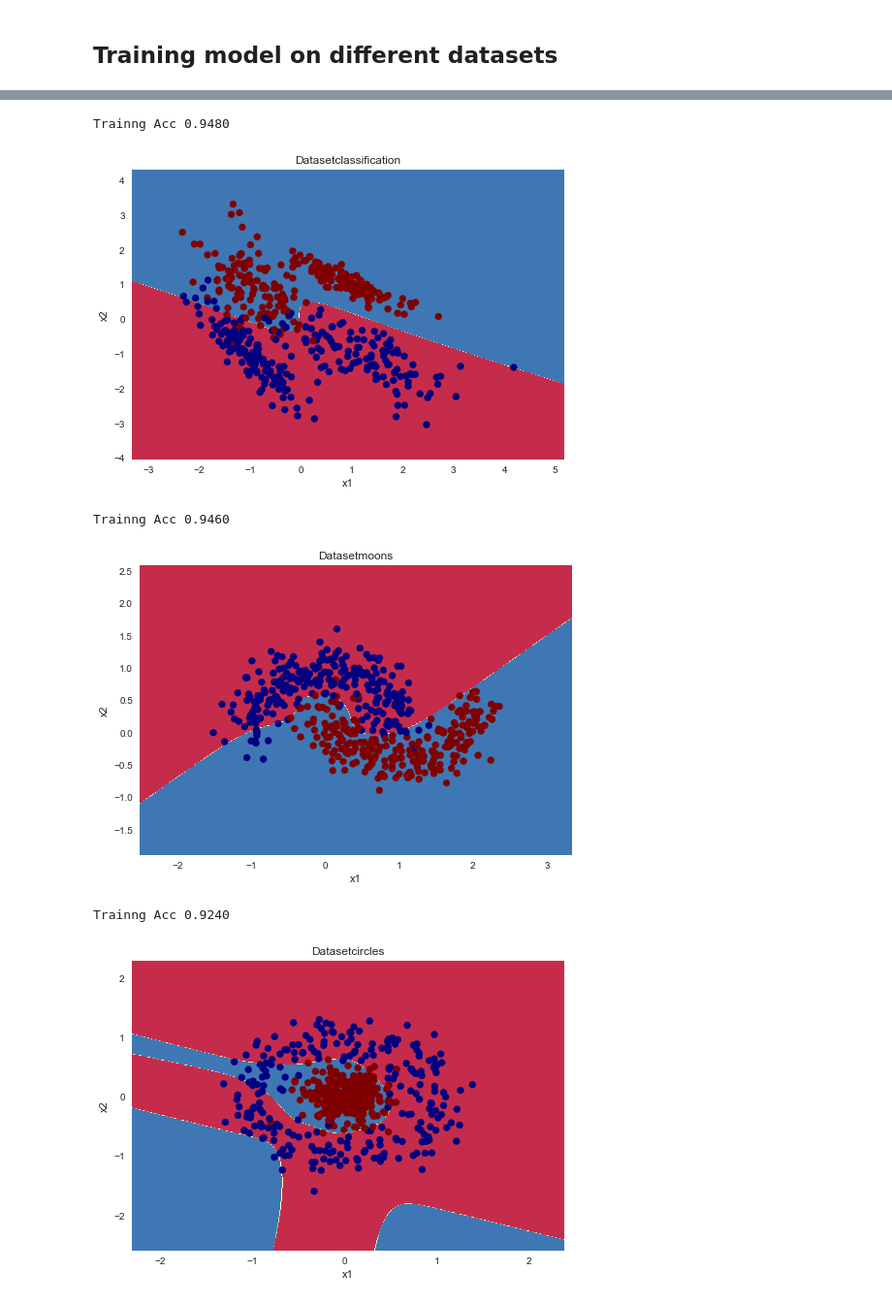
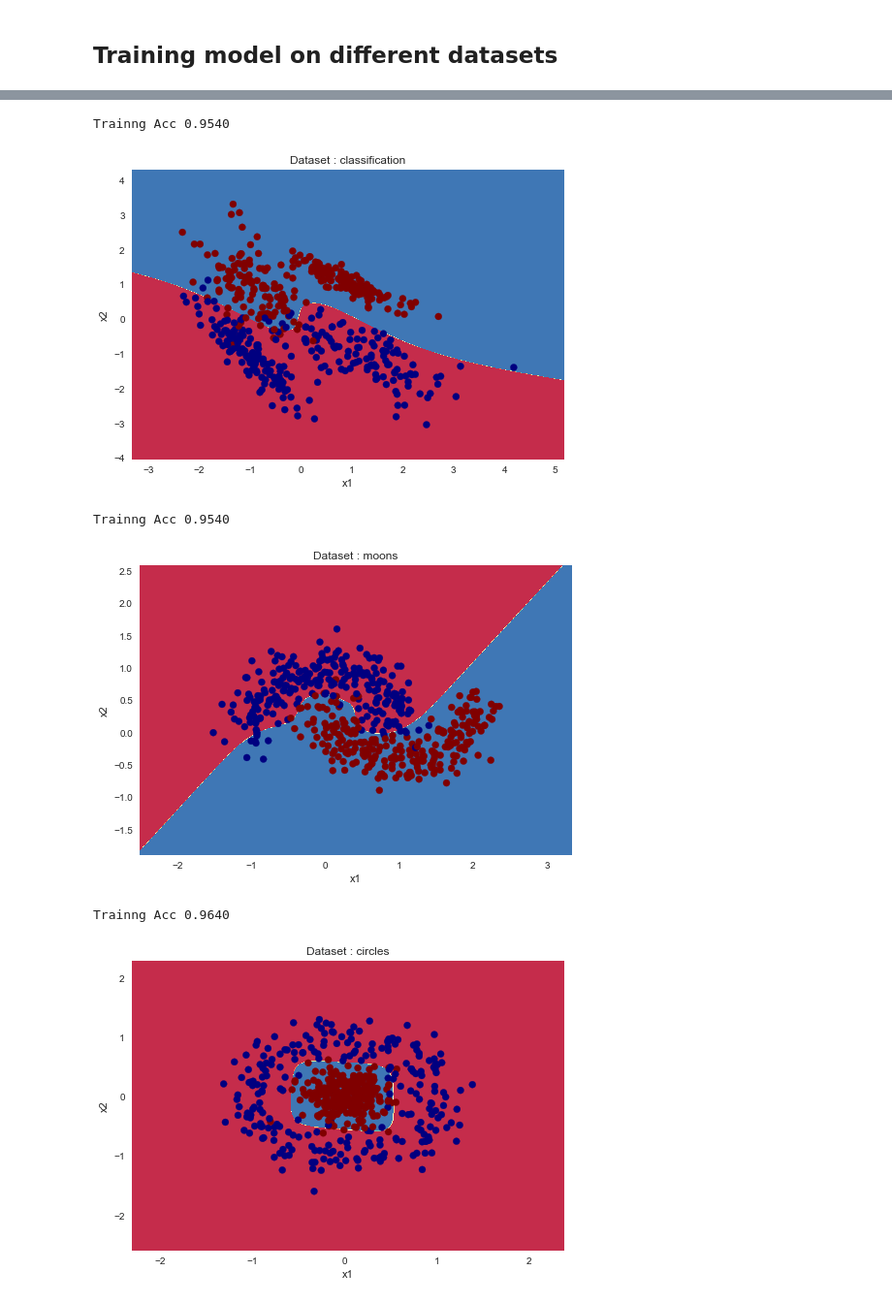
Before and after one commit to deepanshu2301/MachineLearning, a Jupyter notebook: Deep Learning/3 Layer Neural Network.ipynb, the cells around one changed output, grey strips where cells are left out. Shown at 97% size. Cells and saved outputs as stored; diff of their text form; code cells hidden in the pictures.

```diff
--- a/Deep Learning/3 Layer Network.ipynb
+++ b/Deep Learning/3 Layer Neural Network.ipynb
@@ -267,7 +286,7 @@ def load_dataset(dataset):
 datasets = ["xor","classification","moons","circles"]
 
 for d in datasets:
-    model = NeuralNetwork(input_size=2,layers=[4,3],output_size=2)
+    model = NeuralNetwork(input_size=2,layers=[8,4],output_size=2)
     X,Y = load_dataset(d)
     train(X,Y,model,1000,0.001,logs=False)
     outputs = model.predict(X)
@@ -275,7 +294,7 @@ for d in datasets:
     training_score=np.sum(outputs==Y)/Y.shape[0]
     print("Trainng Acc %0.4f"%training_score)
 
-    plt.title("Dataset"+d)
+    plt.title("Dataset : "+d)
     plot_decision_boundary(lambda x:model.predict(x),X,Y)
     plt.show()
 # %% [output]
@@ -284,6 +303,6 @@ Trainng Acc 1.0000
-Trainng Acc 0.9480
+Trainng Acc 0.9540
-[figure, old version]
+[figure, new version]
-Trainng Acc 0.9460
+Trainng Acc 0.9540
-[figure, old version]
+[figure, new version]
-Trainng Acc 0.9240
+Trainng Acc 0.9640
-[figure, old version]
+[figure, new version]
```
Also changed, not shown: parts of 6 cells of this notebook, 1 other file.
